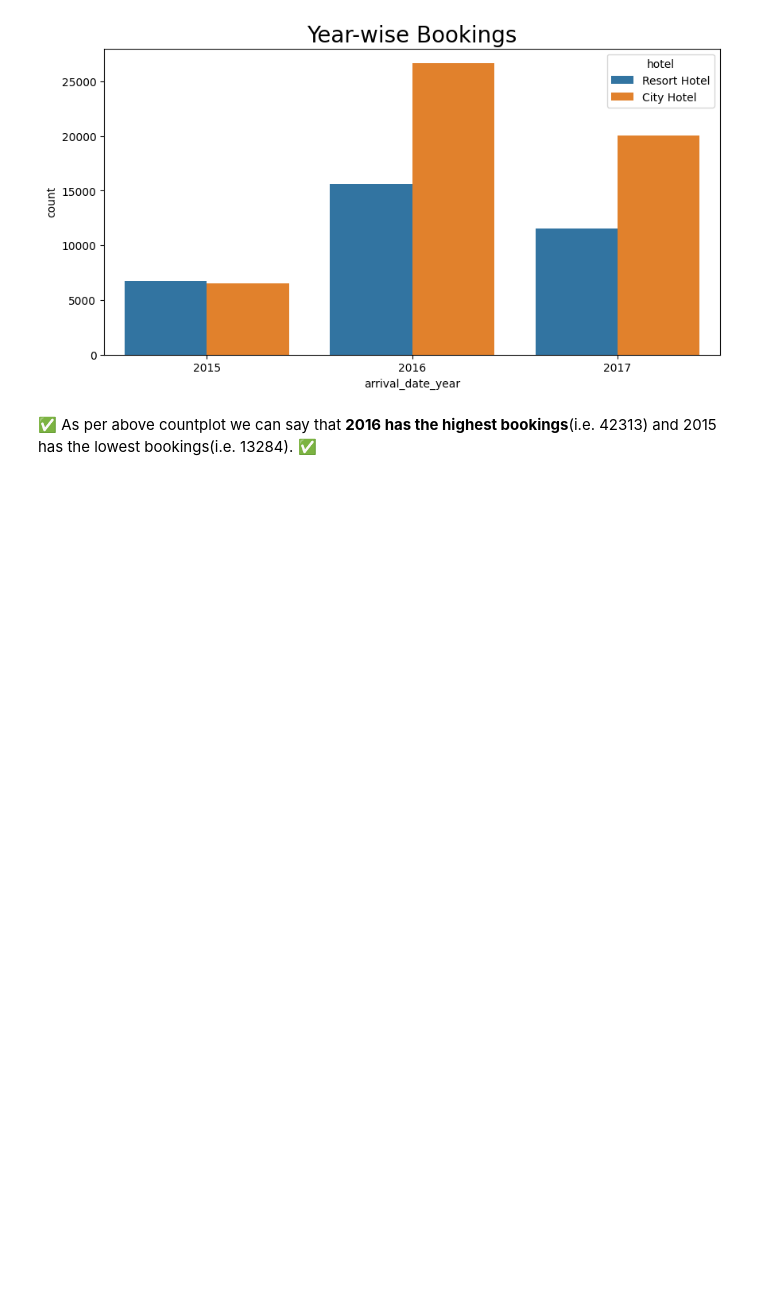
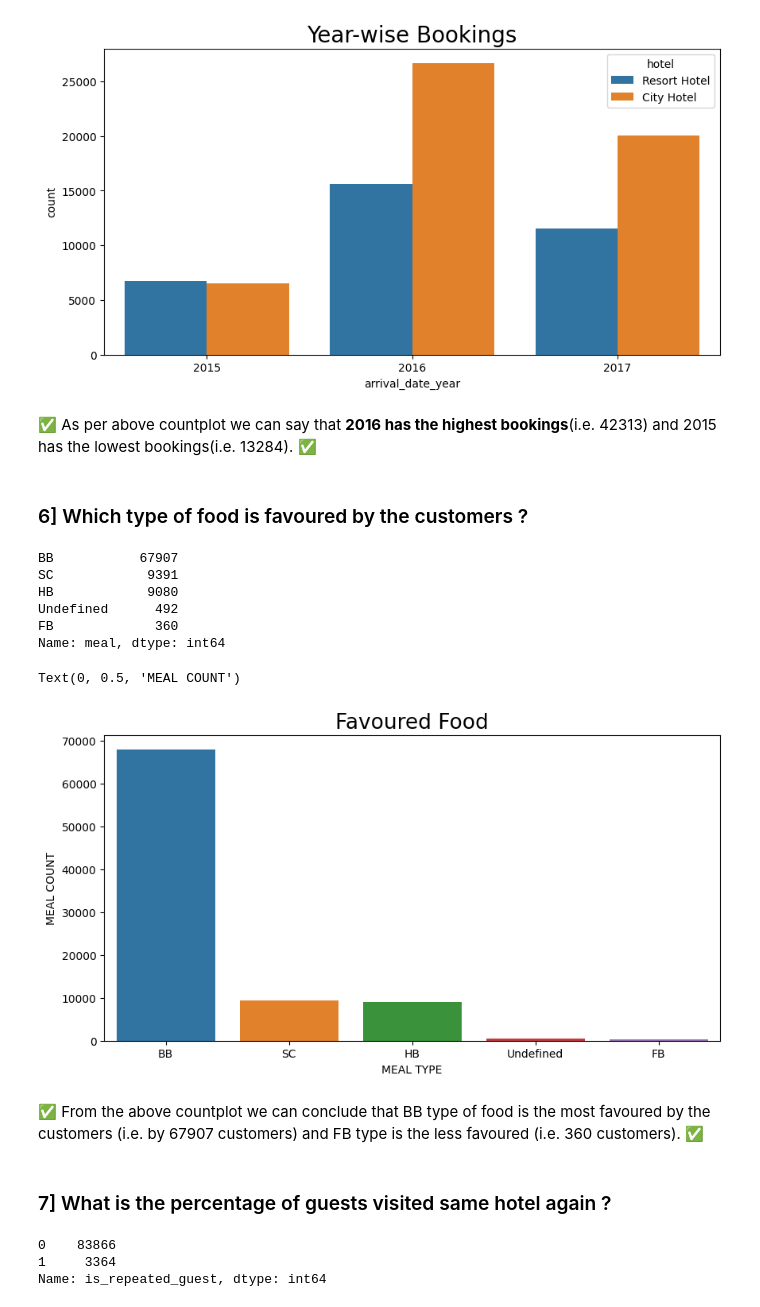
Before and after one commit to ish-war/Hotel-Booking-Analysis, a Jupyter notebook: Hotel_Booking_Analysis.ipynb, the cells around one changed output. Drawn from its saved outputs; the diff is of its cells as text; code cells hidden in the pictures; blank space fills up the shorter version.

```diff
--- a/Hotel_Booking_Analysis.ipynb
+++ b/Hotel_Booking_Analysis.ipynb
@@ -465,3 +465,37 @@ Text(0.5, 1.0, 'Year-wise Bookings')
 [figure]
 # %% [markdown]
 ✅ As per above countplot we can say that **2016 has the highest bookings**(i.e. 42313) and 2015 has the lowest bookings(i.e. 13284). ✅
+# %% [markdown]
+### 6] Which type of food is favoured by the customers ?
+# %%
+# visualization code
+favoured_food = df1['meal'].value_counts()
+favoured_food
+# %% [output]
+BB           67907
+SC            9391
+HB            9080
+Undefined      492
+FB             360
+Name: meal, dtype: int64
+# %%
+#  visualization using countplot
+sns.countplot(x = df1['meal'], order = favoured_food.index)
+plt.title('Favoured Food', fontsize = 19)
+plt.xlabel('MEAL TYPE', fontsize = 10)
+plt.ylabel('MEAL COUNT', fontsize = 10)
+# %% [output]
+Text(0, 0.5, 'MEAL COUNT')
+[figure, added]
+# %% [markdown]
+✅ From the above countplot we can conclude that BB type of food is the most favoured by the customers (i.e. by 67907 customers) and FB type is the less favoured (i.e. 360 customers). ✅
+# %% [markdown]
+### 7] What is the percentage of guests visited same hotel again ?
+# %%
+#  visualization code
+repeated_guest = df1['is_repeated_guest'].value_counts()
+repeated_guest
+# %% [output]
+0    83866
+1     3364
+Name: is_repeated_guest, dtype: int64
```
Also changed, not shown: parts of 10 cells of this notebook.
